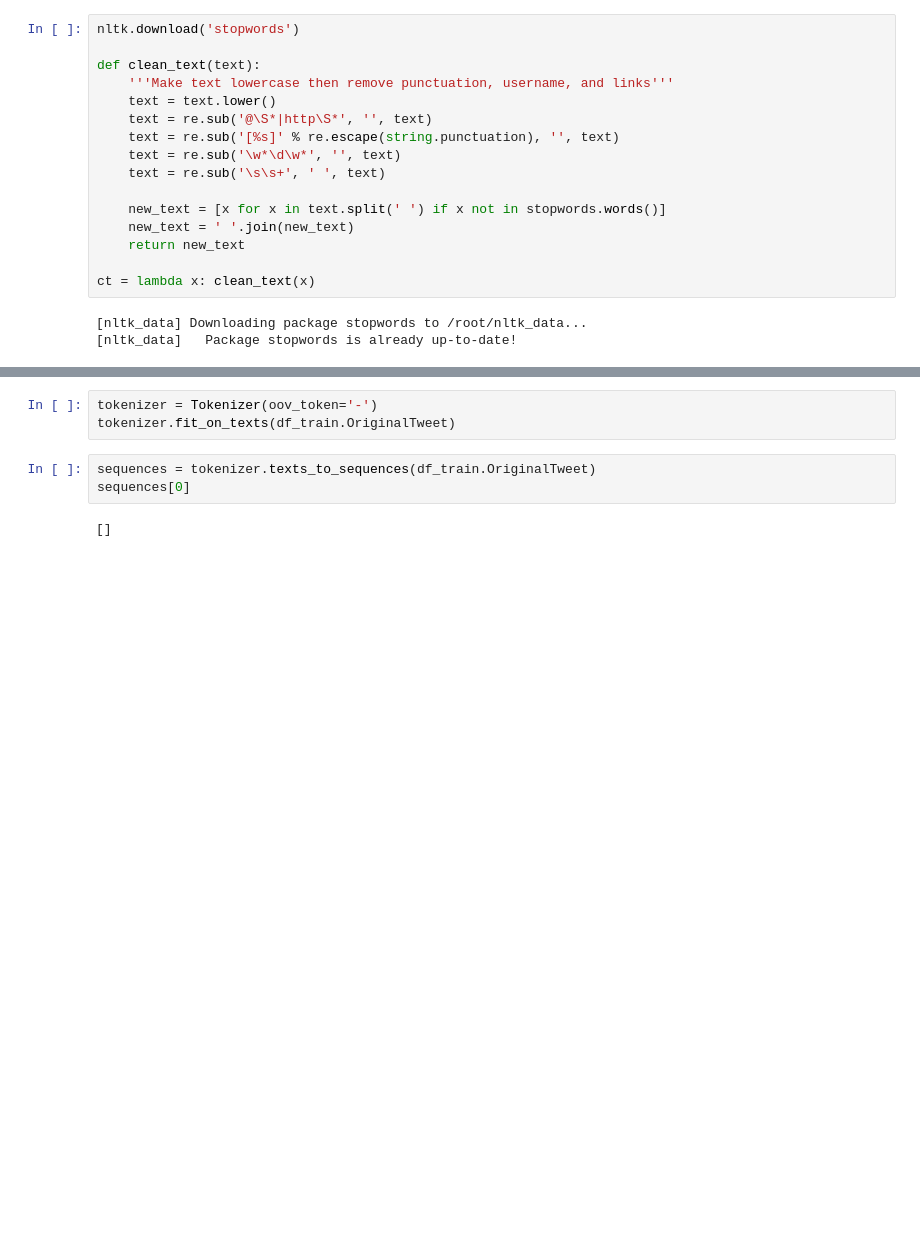
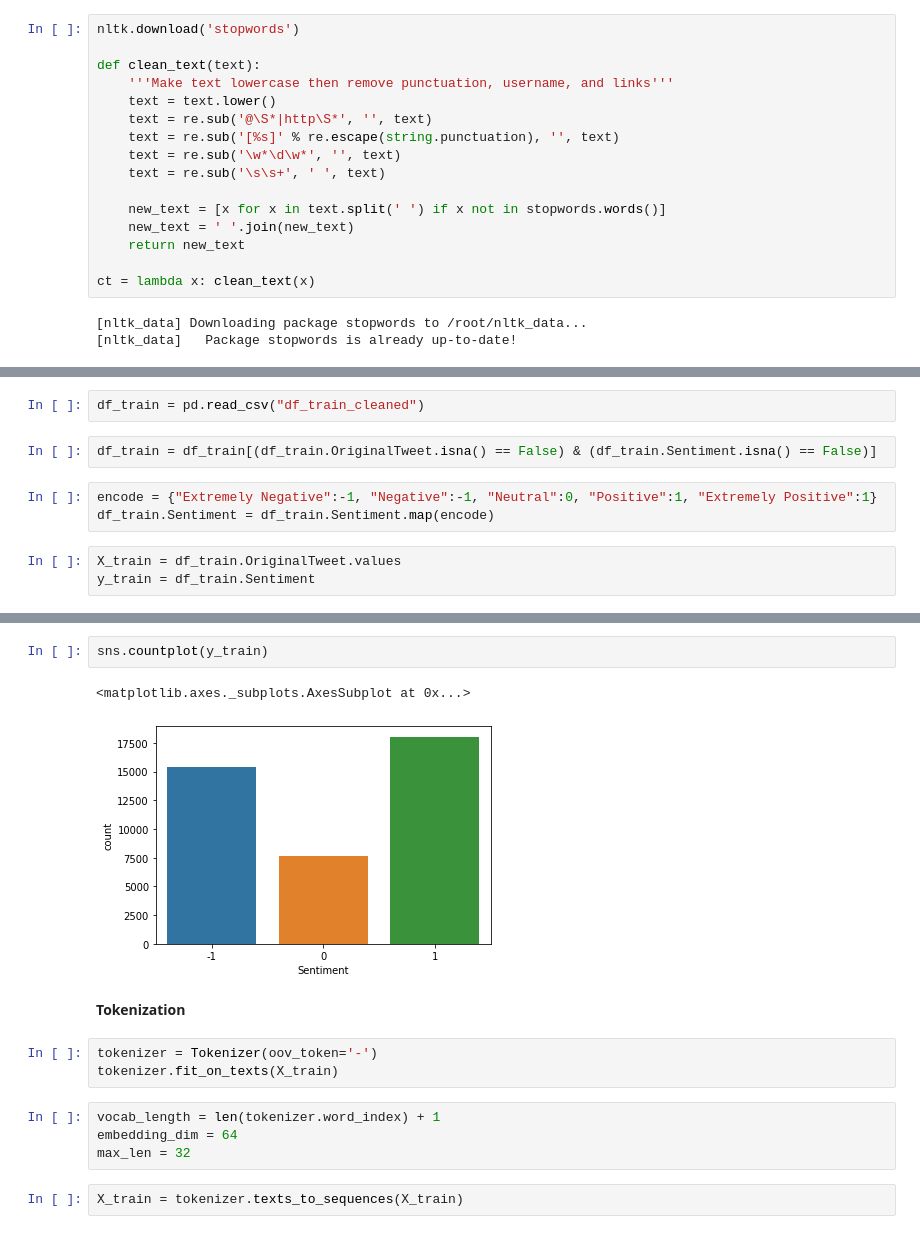
Before and after one commit to CodeSigma/Learn-Data-Science, a Jupyter notebook: Covid_Tweet_LSTM.ipynb, the cells around one changed output, grey strips where cells are left out. Saved outputs shown, nothing was run; the diff lists cells and outputs as text; blank space fills up the shorter version.

```diff
--- a/Covid_Tweet_LSTM.ipynb
+++ b/Covid_Tweet_LSTM.ipynb
@@ -110,0 +80,10 @@ df_train.OriginalTweet = df_train.OriginalTweet.apply(ct)
+# %%
+df_train = pd.read_csv("df_train_cleaned")
+# %%
+df_train = df_train[(df_train.OriginalTweet.isna() == False) & (df_train.Sentiment.isna() == False)]
+# %%
+encode = {"Extremely Negative":-1, "Negative":-1, "Neutral":0, "Positive":1, "Extremely Positive":1}
+df_train.Sentiment = df_train.Sentiment.map(encode)
+# %%
+X_train = df_train.OriginalTweet.values
+y_train = df_train.Sentiment
@@ -111,9 +125,17 @@ df_train.OriginalTweet = df_train.OriginalTweet.apply(ct)
+# %%
+sns.countplot(y_train)
+# %% [output]
+<matplotlib.axes._subplots.AxesSubplot at 0x...>
+[figure, added]
+# %% [markdown]
+**Tokenization**
 # %%
 tokenizer = Tokenizer(oov_token='-')
-tokenizer.fit_on_texts(df_train.OriginalTweet)
+tokenizer.fit_on_texts(X_train)
-# %%
-sequences = tokenizer.texts_to_sequences(df_train.OriginalTweet)
-sequences[0]
-# %% [output]
-[]
+# %%
+vocab_length = len(tokenizer.word_index) + 1
+embedding_dim = 64
+max_len = 32
+# %%
+X_train = tokenizer.texts_to_sequences(X_train)
 # %%
```
Also changed, not shown: parts of 38 cells of this notebook.
